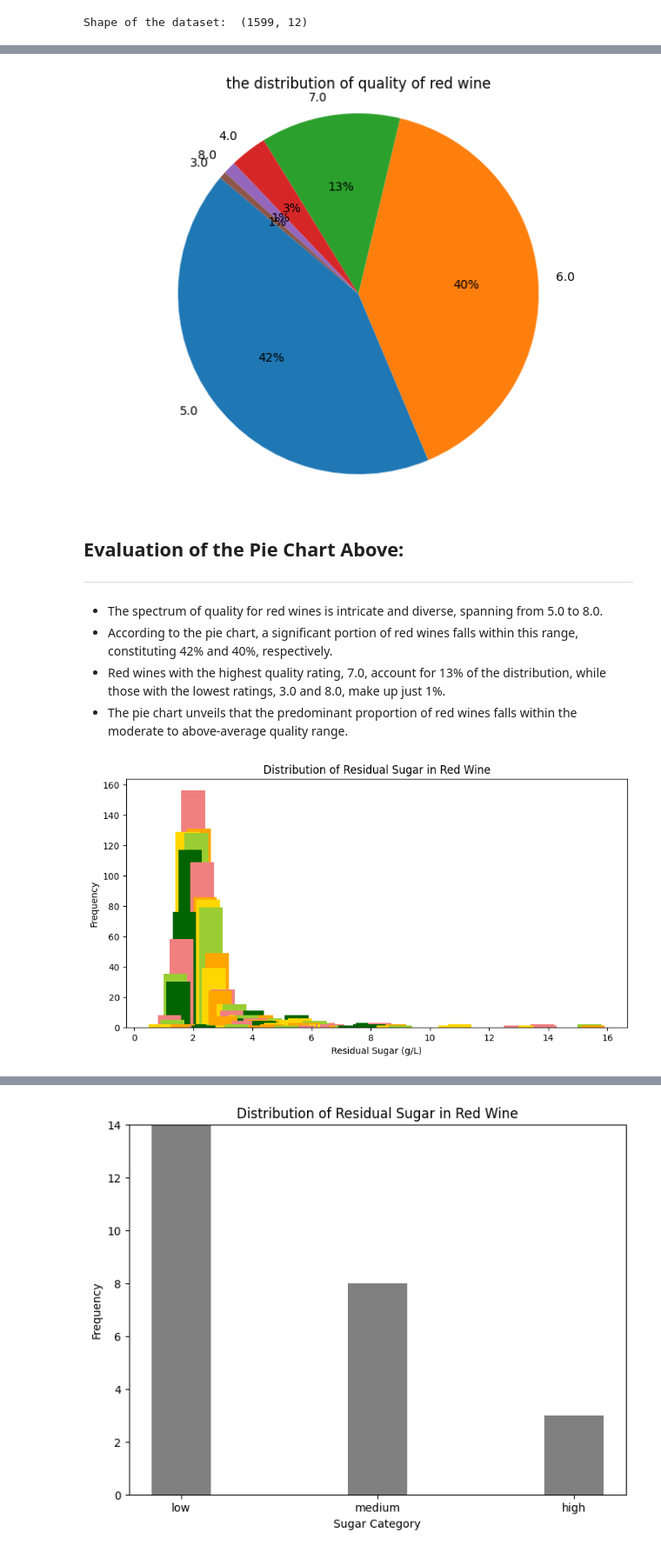
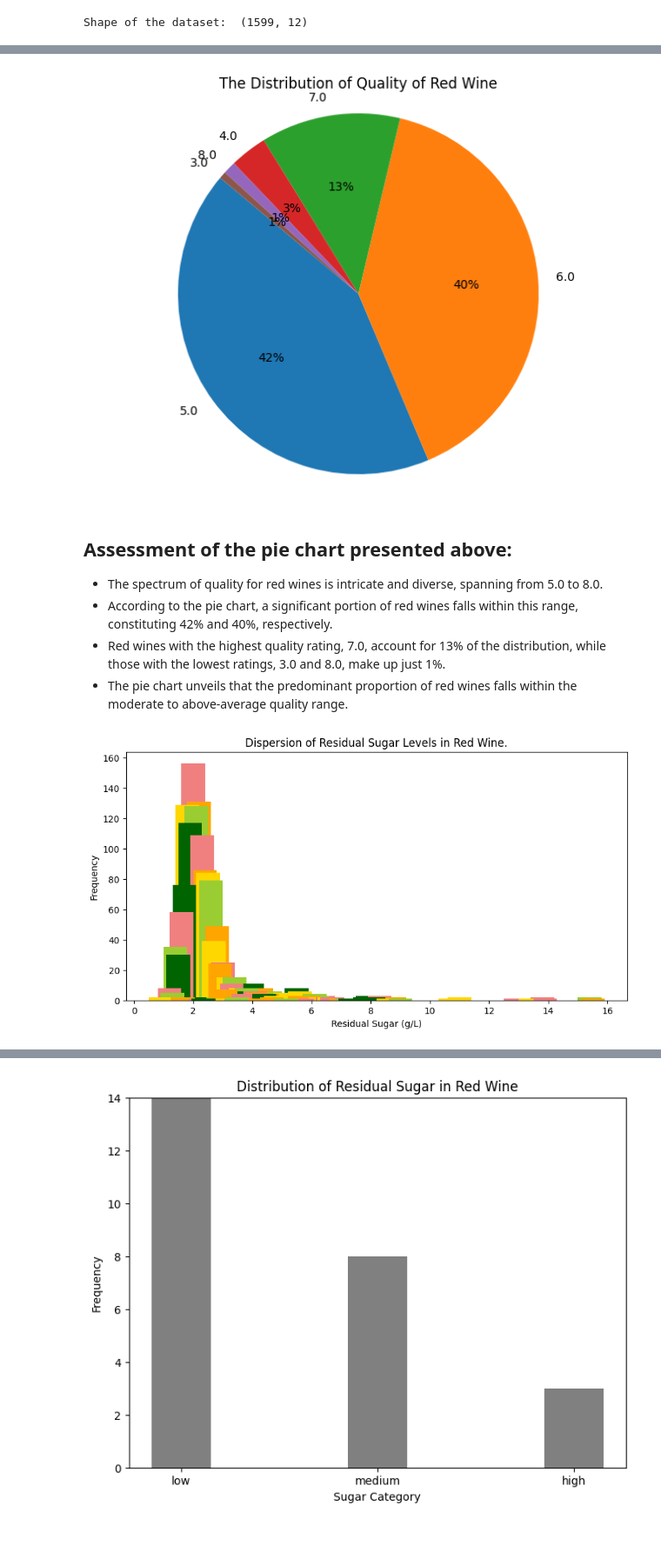
Before and after one commit to f90awal/PROJECT, a Jupyter notebook: 11116537/COURSE PROJECT.ipynb, the cells around one changed output, grey strips where cells are left out. Shown: that part at 87% size. Cells and saved outputs as stored; diff of their text form; code cells hidden in the pictures.

```diff
--- a/11116537/COURSE PROJECT.ipynb
+++ b/11116537/COURSE PROJECT.ipynb
@@ -133,13 +133,14 @@ data = new_dataset['quality'].value_counts()
 # now let's create a pie chart for our dataset
 plt.figure(figsize=(8, 6))
 plt.pie(data, labels=data.index, autopct='%1.0f%%', startangle=140)
-plt.title('the distribution of quality of red wine')
+plt.title('The Distribution of Quality of Red Wine')
 plt.axis('equal')
 plt.show()
 # %% [output]
-[figure, old version]
+[figure, new version]
 # %% [markdown]
-## Evaluation of the Pie Chart Above:
+##
+Assessment of the pie chart presented above:
 ---
 
 - The spectrum of quality for red wines is intricate and diverse, spanning from 5.0 to 8.0.
@@ -149,17 +150,17 @@ plt.show()
 # %%
 new_dataset = dataset.dropna()
 
 # Count the occurrences in each category
 sugar_distribution = dataset['residual sugar'].value_counts()
 
 # Create a bar chart
 fig, ax = plt.subplots(figsize=(10, 5))
 ax.bar(sugar_distribution.index, sugar_distribution, color=['lightcoral', 'orange', 'gold', 'yellowgreen', 'darkgreen'])
-ax.set_title('Distribution of Residual Sugar in Red Wine')
+ax.set_title('Dispersion of Residual Sugar Levels in Red Wine.')
 ax.set_xlabel('Residual Sugar (g/L)')
 ax.set_ylabel('Frequency')
 
 plt.show()
 # %% [output]
-[figure, old version]
+[figure, new version]
 # %% [markdown]
```
Also changed, not shown: parts of 5 cells of this notebook.
